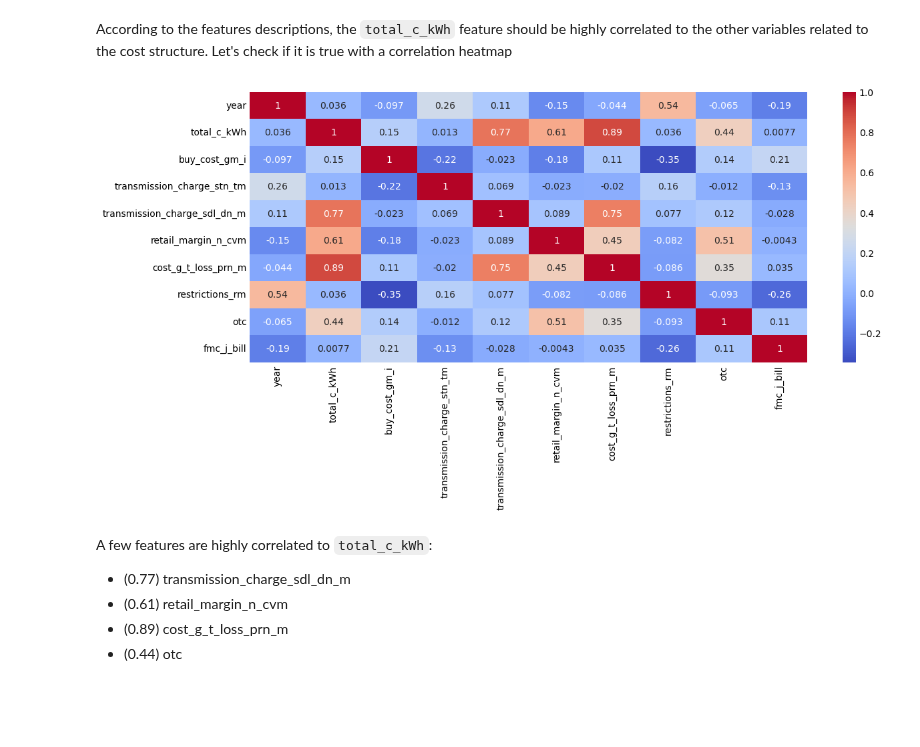
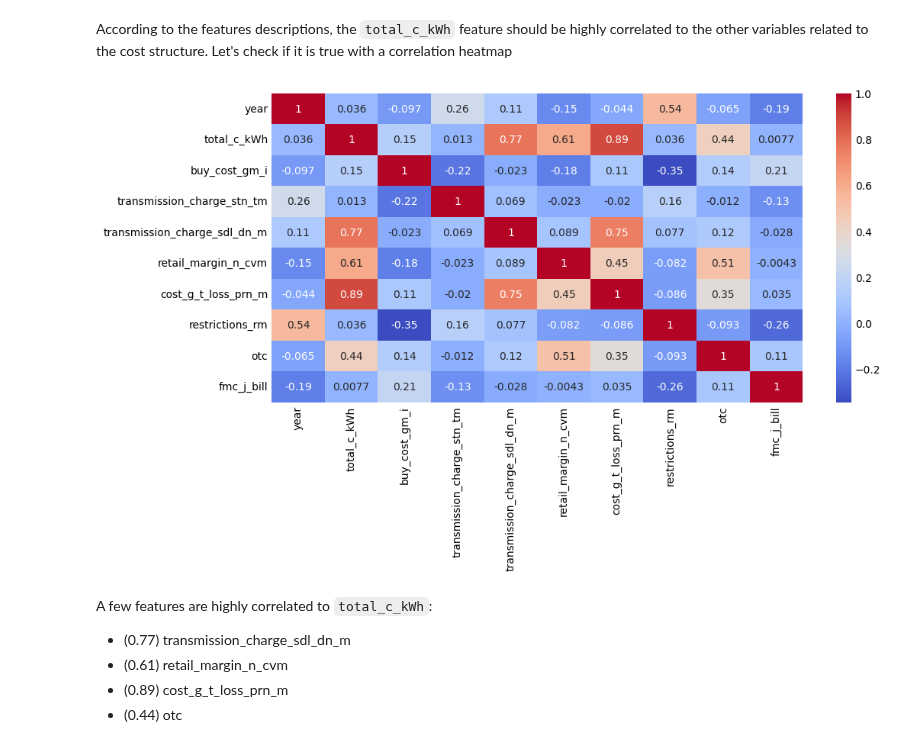
Before and after one commit to c4-calderon/c4-calderon.github.io, a Jupyter notebook: _notebooks/2026-04-05-Electricity-Rates-and-Costs.ipynb, the cells around one changed output. Drawn from its saved outputs; the diff is of its cells as text; code cells hidden in the pictures; blank space fills up the shorter version.

```diff
--- a/_notebooks/2026-04-05-Electricity-Rates-and-Costs.ipynb
+++ b/_notebooks/2026-04-05-Electricity-Rates-and-Costs.ipynb
@@ -338,10 +338,10 @@ plt.show()
 According to the features descriptions, the `total_c_kWh` feature should be highly correlated to the other variables related to the cost structure. Let's check if it is true with a correlation heatmap
 # %%
 correl_matrix = df.select_dtypes(include=['int64', 'float64']).corr()
-plt.figure(figsize=(12,5))
+plt.figure(figsize=(10,5))
 ax = sns.heatmap(correl_matrix, annot=True, cmap='coolwarm')
 # %% [output]
-[figure, old version]
+[figure, new version]
 # %% [markdown]
 A few features are highly correlated to `total_c_kWh`:
 - (0.77) transmission_charge_sdl_dn_m
```
Also changed, not shown: parts of 11 cells of this notebook, 6 other files.
